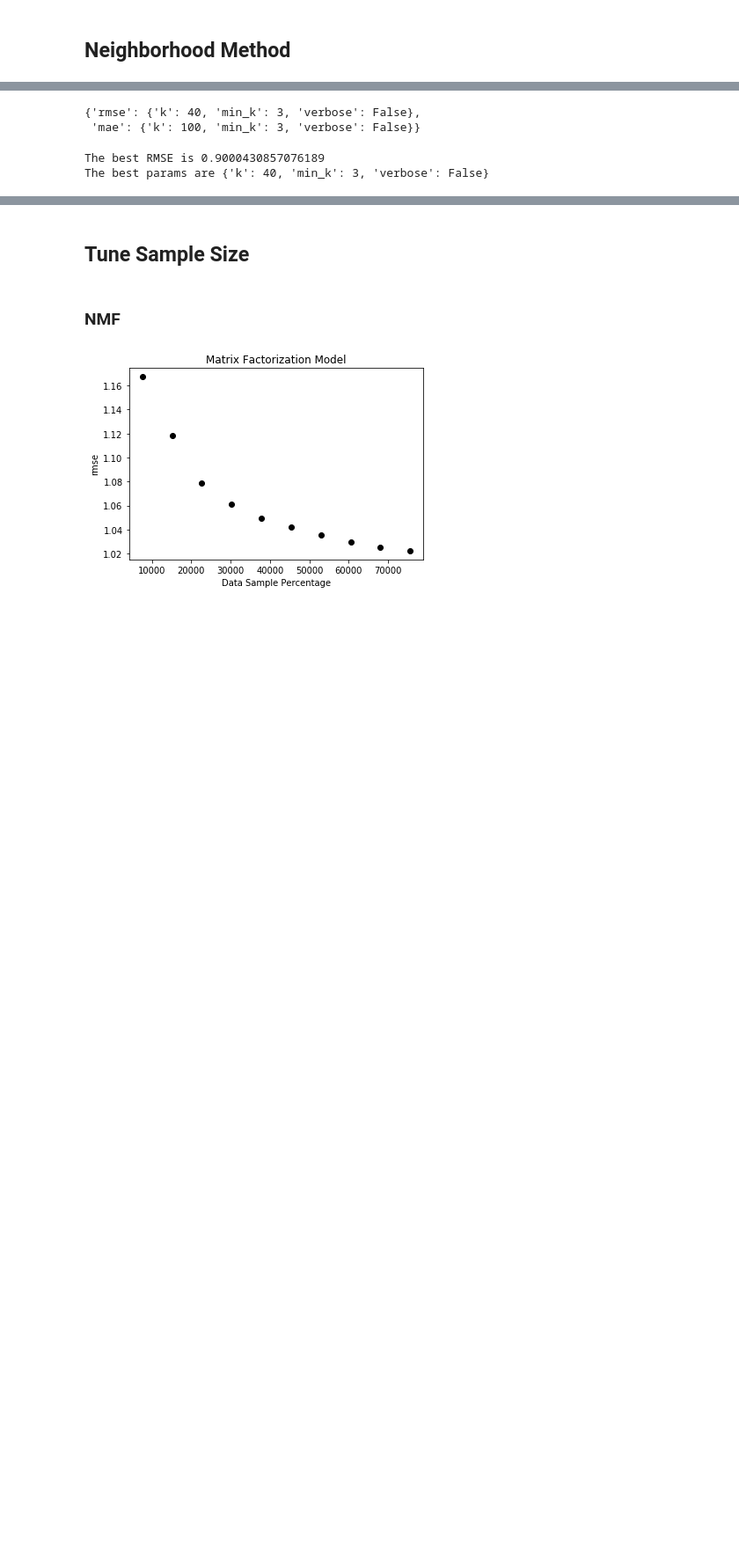
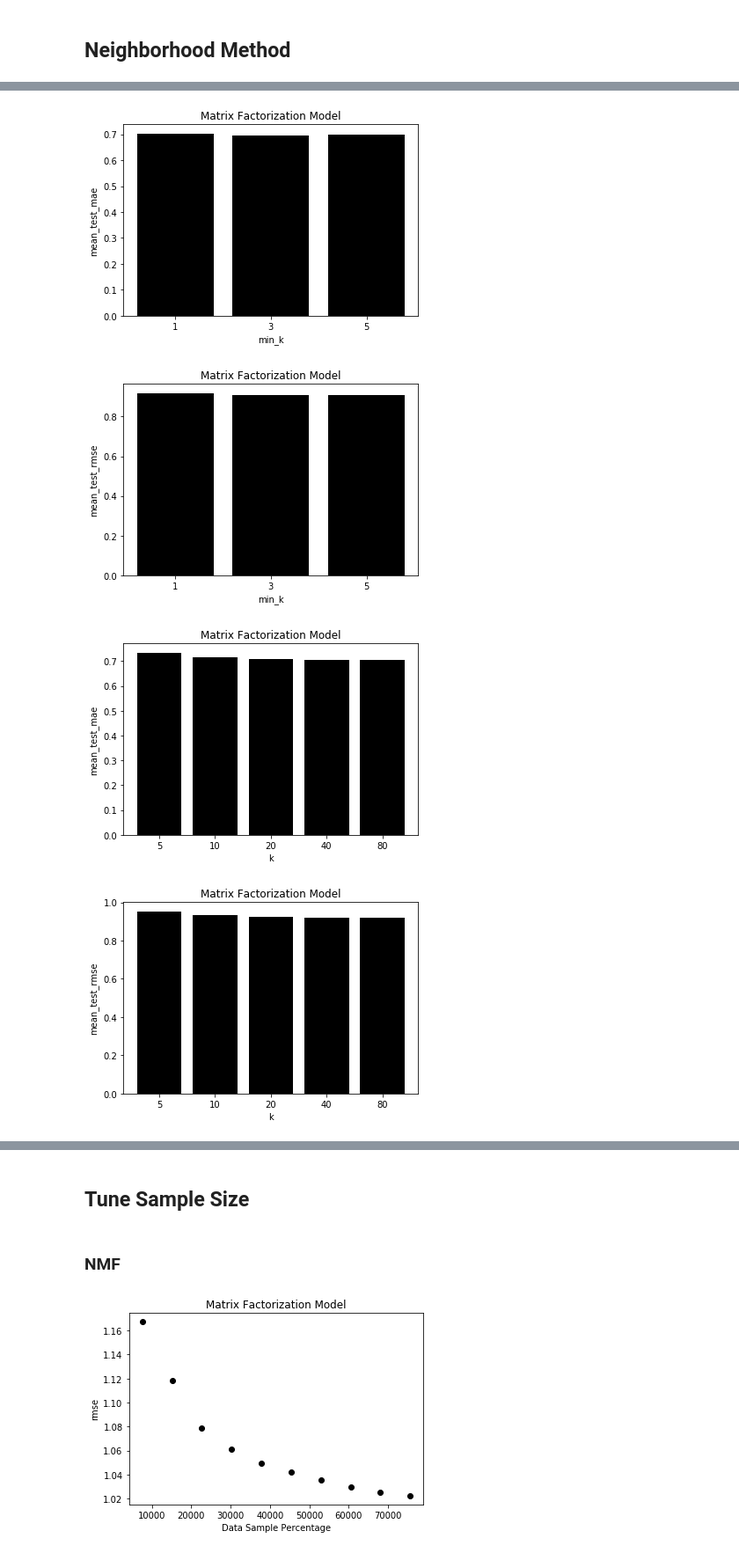
Before and after one commit to zachbogart/personalization_project, a Jupyter notebook: part1-zach.ipynb, the cells around one changed output, grey strips where cells are left out. Shown: that part at 88% size. Cells and saved outputs as stored; diff of their text form; code cells hidden in the pictures; blank space fills up the shorter version.

```diff
--- a/part1-zach.ipynb
+++ b/part1-zach.ipynb
@@ -128,14 +104,7 @@ plotParameterResults(gridSearch_knn, paramGrid_knn)
-# %%
-gridSearch_knn.best_params
-# %% [output]
-{'rmse': {'k': 40, 'min_k': 3, 'verbose': False},
- 'mae': {'k': 100, 'min_k': 3, 'verbose': False}}
-# %%
-# best RMSE score
-print('The best RMSE is {}'.format(gridSearch_knn.best_score['rmse']))
-
-# combination of parameters that gave the best RMSE score
-print('The best params are {}'.format(gridSearch_knn.best_params['rmse']))
-# %% [output]
-The best RMSE is 0.9000430857076189
-The best params are {'k': 40, 'min_k': 3, 'verbose': False}
+# %%
+bestParamsKNN = plotParameterResults(resultFiles, 'KNN')
+# %% [output]
+[figure, added]
+[figure, added]
+[figure, added]
+[figure, added]
```
Also changed, not shown: parts of 17 cells of this notebook.
